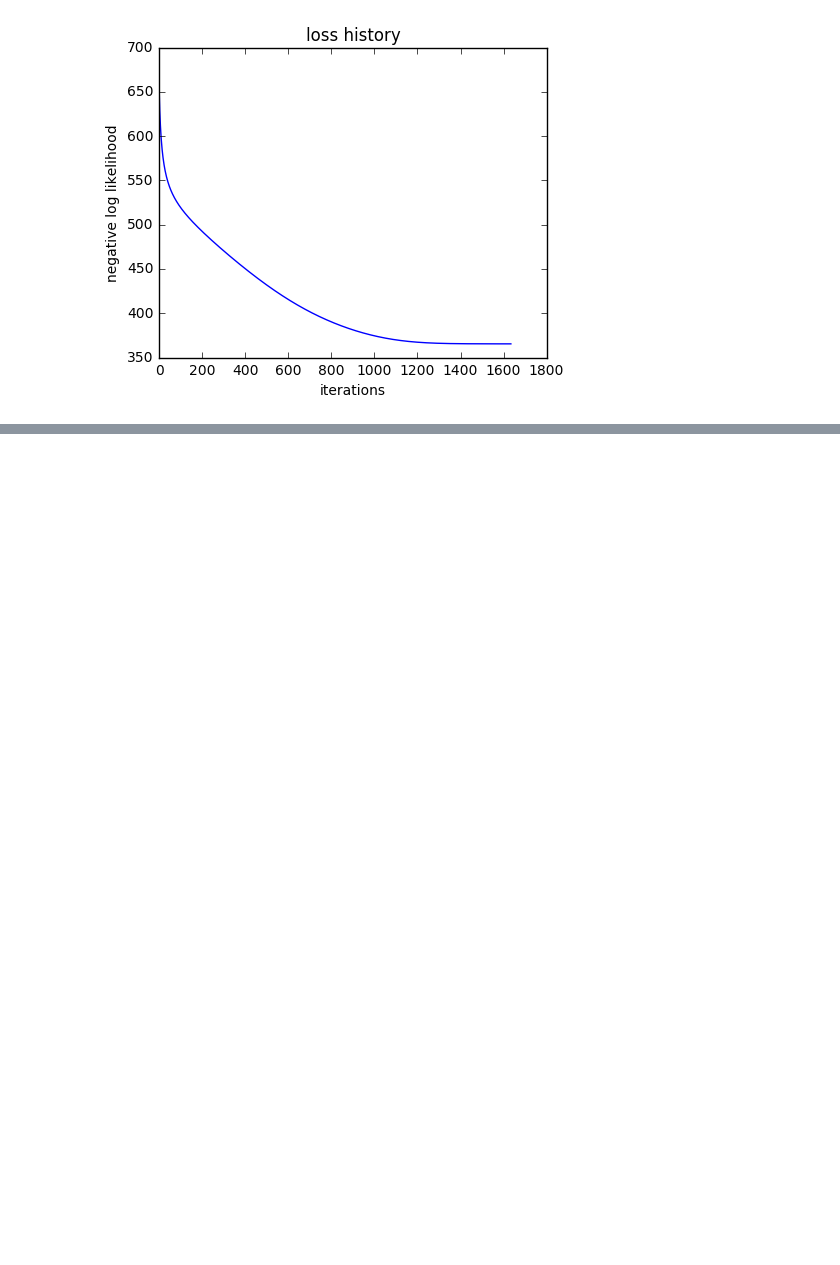
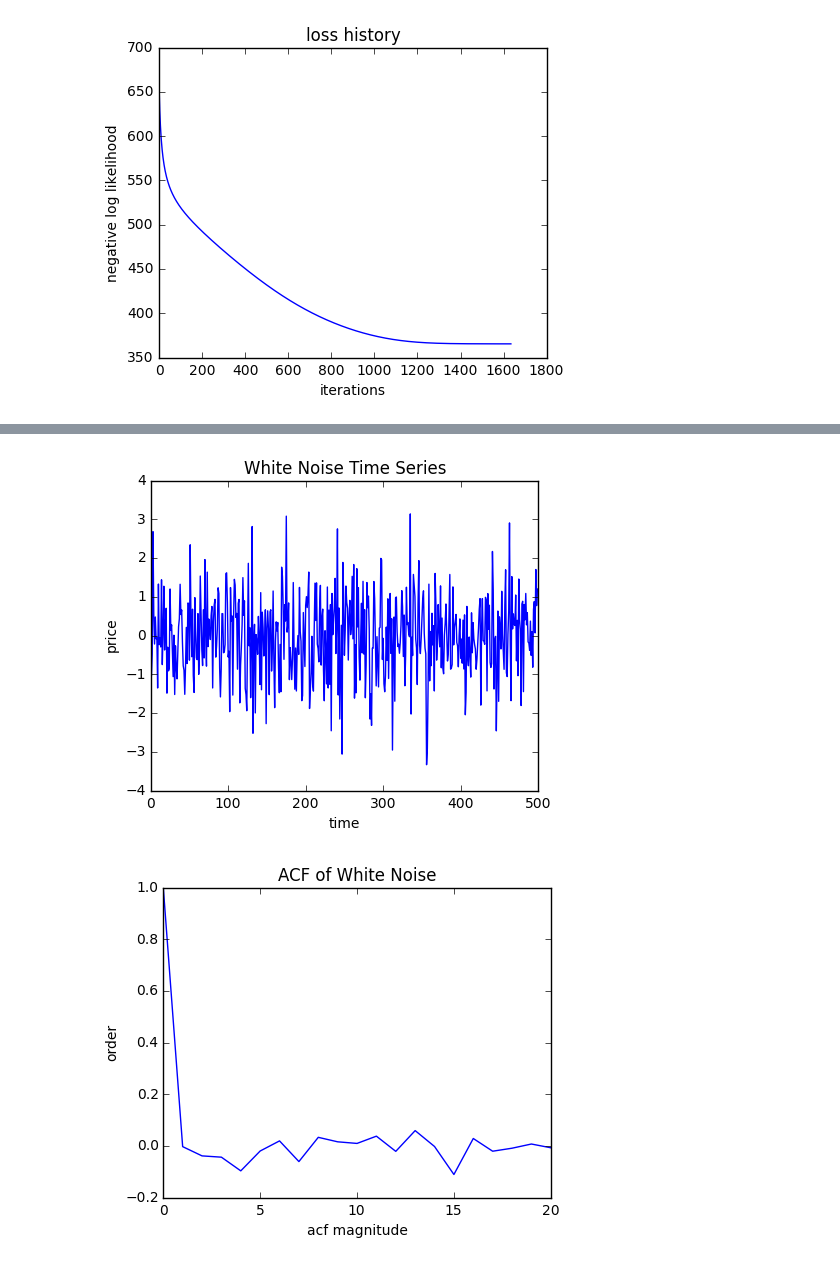
Before and after one commit to APC524/tsap, a Jupyter notebook: demo/demo_simulated_cong.ipynb, the cells around one changed output, grey strips where cells are left out. Saved outputs shown, nothing was run; the diff lists cells and outputs as text; code cells hidden in the pictures; blank space fills up the shorter version.

```diff
--- a/demo/demo_simulated_cong.ipynb
+++ b/demo/demo_simulated_cong.ipynb
@@ -191,0 +231,19 @@ plt.show()
+# %%
+from src.ts_gen import ar1_gen
+Y = ar1_gen(0, sigma = 1.0, time = 500, num = 1, burnin = 2000)
+plt.plot(Y.T)
+plt.xlabel('time')
+plt.ylabel('price')
+plt.title('White Noise Time Series')
+plt.show()
+
+
+acf_array = inference.acf(Y, nlags = 20)
+plt.plot(acf_array)
+plt.xlabel('acf magnitude')
+plt.ylabel('order')
+plt.title('ACF of White Noise ')
+plt.show()
+# %% [output]
+[figure, added]
+[figure, added]
```
Also changed, not shown: parts of 6 cells of this notebook.
